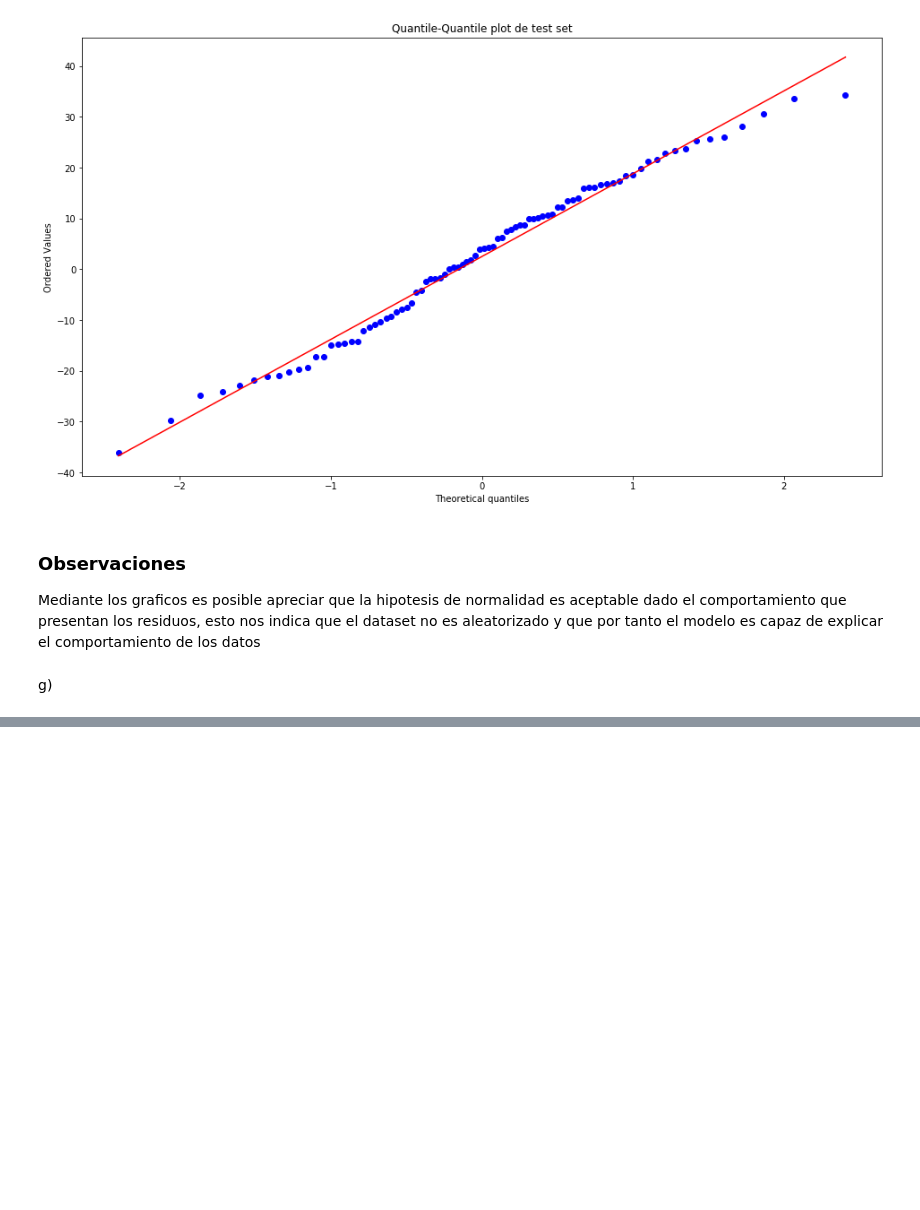
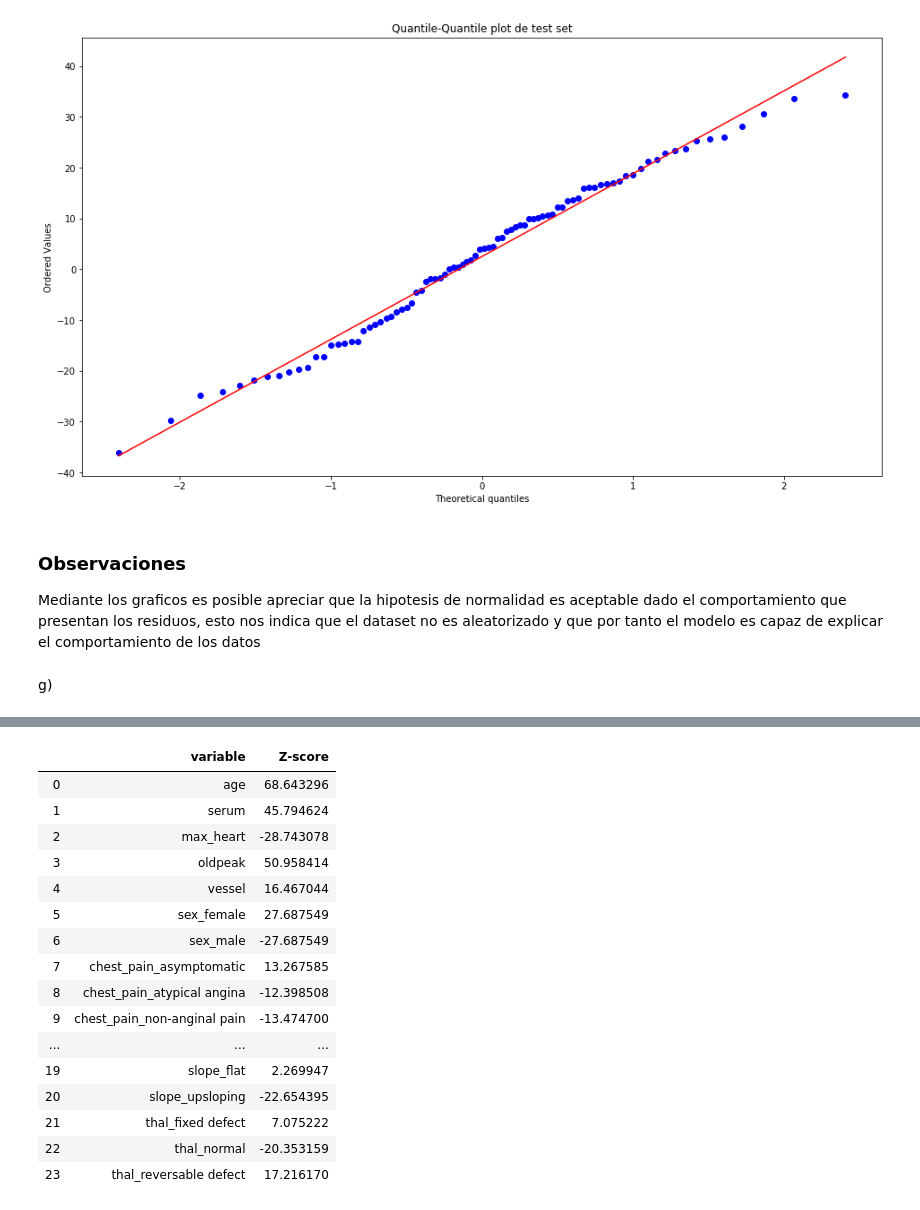
Before and after one commit to chrisgcs/Tarea1ML, a Jupyter notebook: Desarrollo.ipynb, the cells around one changed output, grey strips where cells are left out. Drawn from its saved outputs; the diff is of its cells as text; code cells hidden in the pictures; blank space fills up the shorter version.

Commit message:
Z-score listo en g)

```diff
--- a/Desarrollo.ipynb
+++ b/Desarrollo.ipynb
@@ -302,6 +302,6 @@ for i in range(len(Xstd_train[0])):
         num2 += (lista[i] - means[i])**2
         den1 += (lista[i] - means[i])**2
         j+=1
-    zi = (num1*sqrt(num2)) / (den1*den2[i])
+    zi = (num1/(sqrt(num2)*den2[i]**2))
     lista_z.append(zi)
 #data['F-score'] = #se calcula como 2*(Precision*Recall/Precision+Recall)
@@ -328,0 +313,20 @@ data['Z-score'] = lista_z
+# %%
+pd.DataFrame(data = data)
+# %% [output]
+|  | variable | Z-score |
+| 0 | age | 68.643296 |
+| 1 | serum | 45.794624 |
+| 2 | max_heart | -28.743078 |
+| 3 | oldpeak | 50.958414 |
+| 4 | vessel | 16.467044 |
+| 5 | sex_female | 27.687549 |
+| 6 | sex_male | -27.687549 |
+| 7 | chest_pain_asymptomatic | 13.267585 |
+| 8 | chest_pain_atypical angina | -12.398508 |
+| 9 | chest_pain_non-anginal pain | -13.474700 |
+| ... | ... | ... |
+| 19 | slope_flat | 2.269947 |
+| 20 | slope_upsloping | -22.654395 |
+| 21 | thal_fixed defect | 7.075222 |
+| 22 | thal_normal | -20.353159 |
+| 23 | thal_reversable defect | 17.216170 |
```
Also changed, not shown: parts of 4 cells of this notebook.
